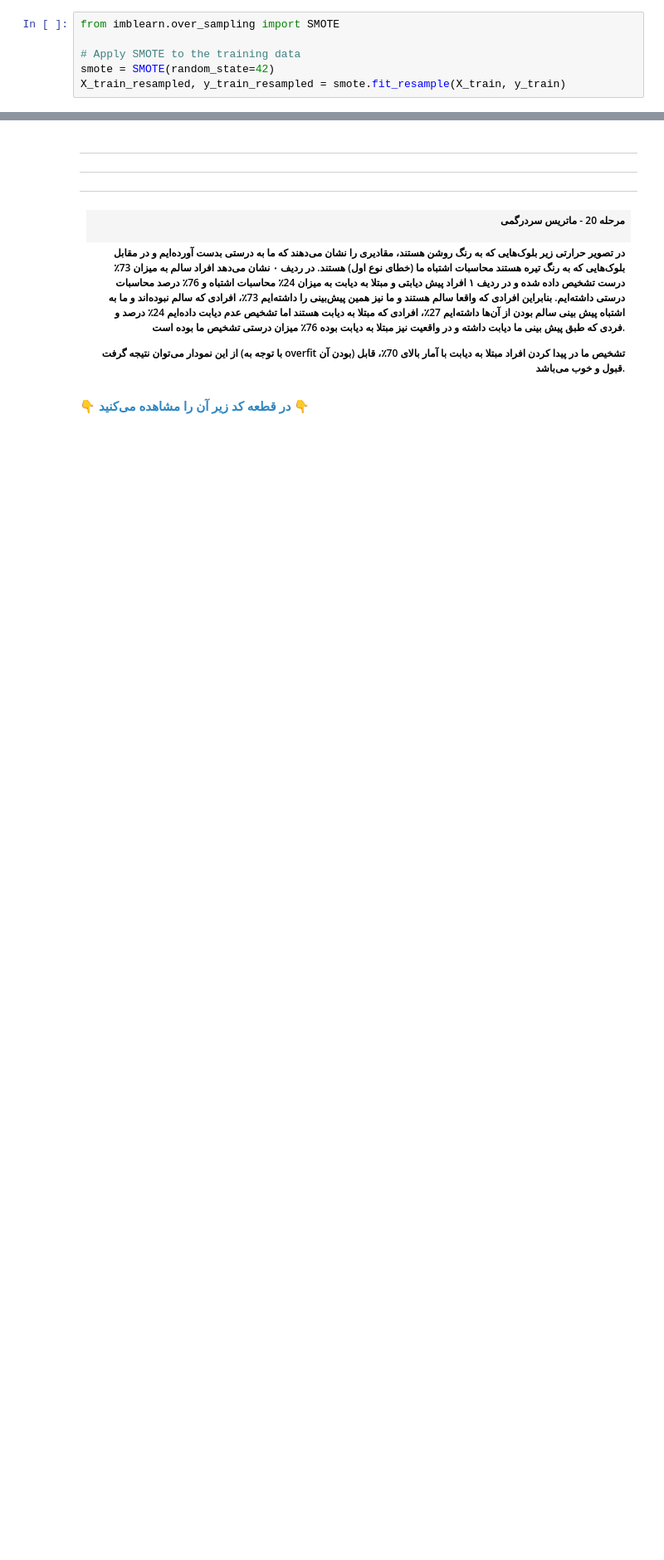
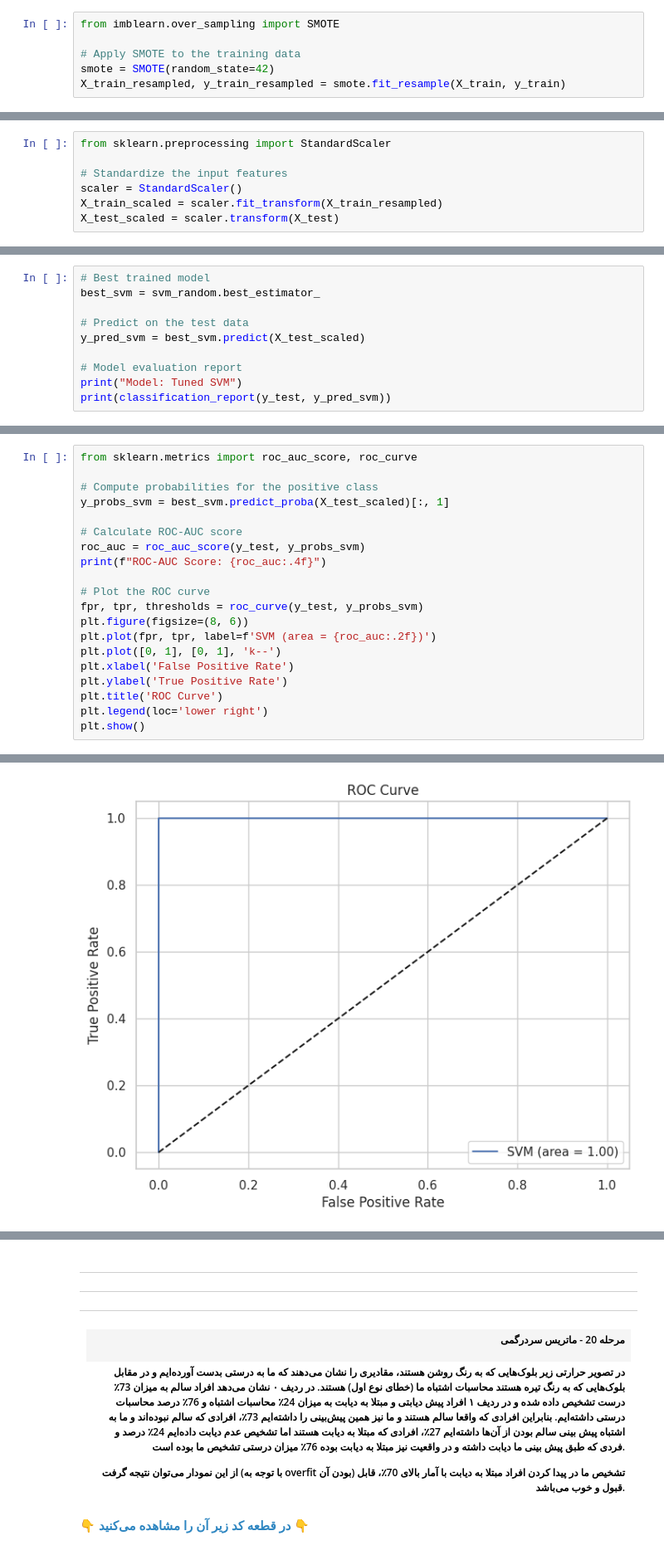
Before and after one commit to imsalione/Diabetes, a Jupyter notebook: diabetes.ipynb, the cells around one changed output, grey strips where cells are left out. Shown at 83% size. Cells and saved outputs as stored; diff of their text form; blank space fills up the shorter version.

Commit message:
Define the SVM model

```diff
--- a/diabetes.ipynb
+++ b/diabetes.ipynb
@@ -805,0 +929,7 @@ Feature: MentHlth, Coefficient: -0.011698203420847932
+# %%
+from sklearn.preprocessing import StandardScaler
+
+# Standardize the input features
+scaler = StandardScaler()
+X_train_scaled = scaler.fit_transform(X_train_resampled)
+X_test_scaled = scaler.transform(X_test)
@@ -805,0 +979,10 @@ Feature: MentHlth, Coefficient: -0.011698203420847932
+# %%
+# Best trained model
+best_svm = svm_random.best_estimator_
+
+# Predict on the test data
+y_pred_svm = best_svm.predict(X_test_scaled)
+
+# Model evaluation report
+print("Model: Tuned SVM")
+print(classification_report(y_test, y_pred_svm))
@@ -805,0 +999,21 @@ Feature: MentHlth, Coefficient: -0.011698203420847932
+# %%
+from sklearn.metrics import roc_auc_score, roc_curve
+
+# Compute probabilities for the positive class
+y_probs_svm = best_svm.predict_proba(X_test_scaled)[:, 1]
+
+# Calculate ROC-AUC score
+roc_auc = roc_auc_score(y_test, y_probs_svm)
+print(f"ROC-AUC Score: {roc_auc:.4f}")
+
+# Plot the ROC curve
+fpr, tpr, thresholds = roc_curve(y_test, y_probs_svm)
+plt.figure(figsize=(8, 6))
+plt.plot(fpr, tpr, label=f'SVM (area = {roc_auc:.2f})')
+plt.plot([0, 1], [0, 1], 'k--')
+plt.xlabel('False Positive Rate')
+plt.ylabel('True Positive Rate')
+plt.title('ROC Curve')
+plt.legend(loc='lower right')
+plt.show()
+# %% [output]
@@ -805,0 +1021 @@ Feature: MentHlth, Coefficient: -0.011698203420847932
+[figure, added]
```
Also changed, not shown: parts of 36 cells of this notebook.
